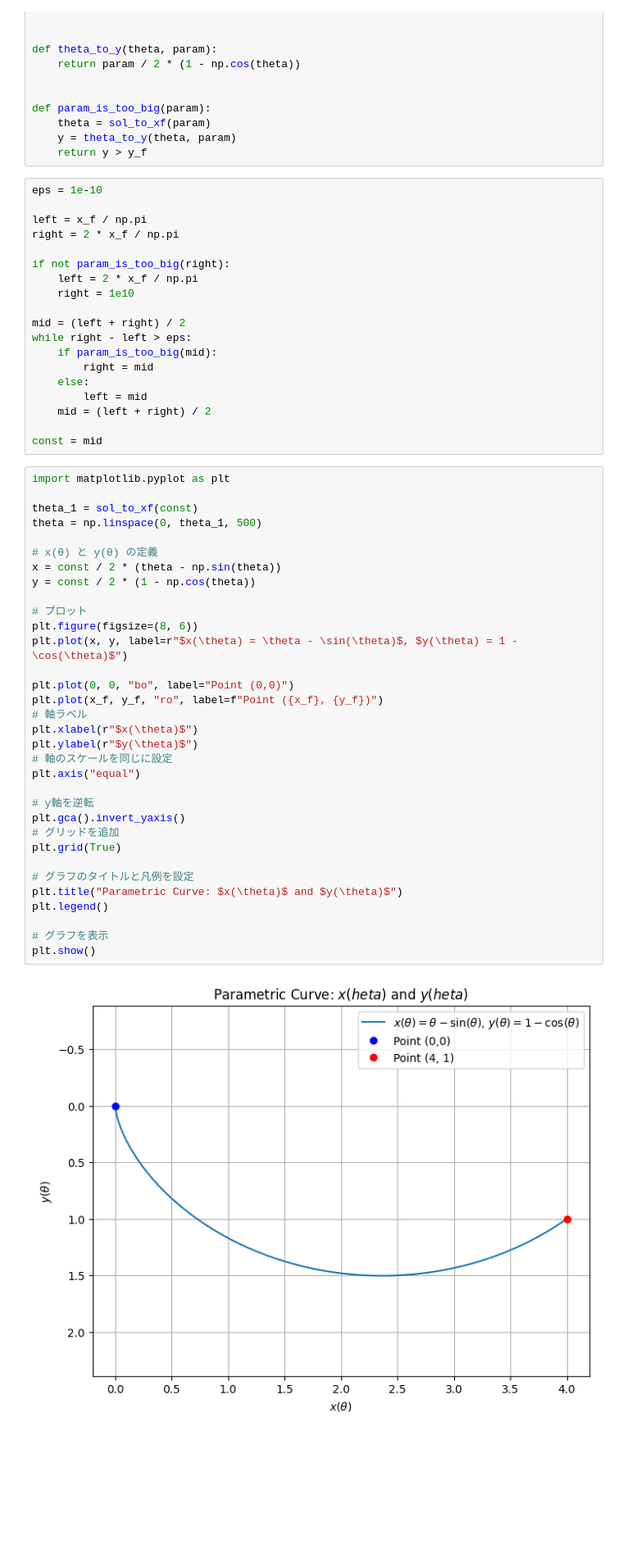
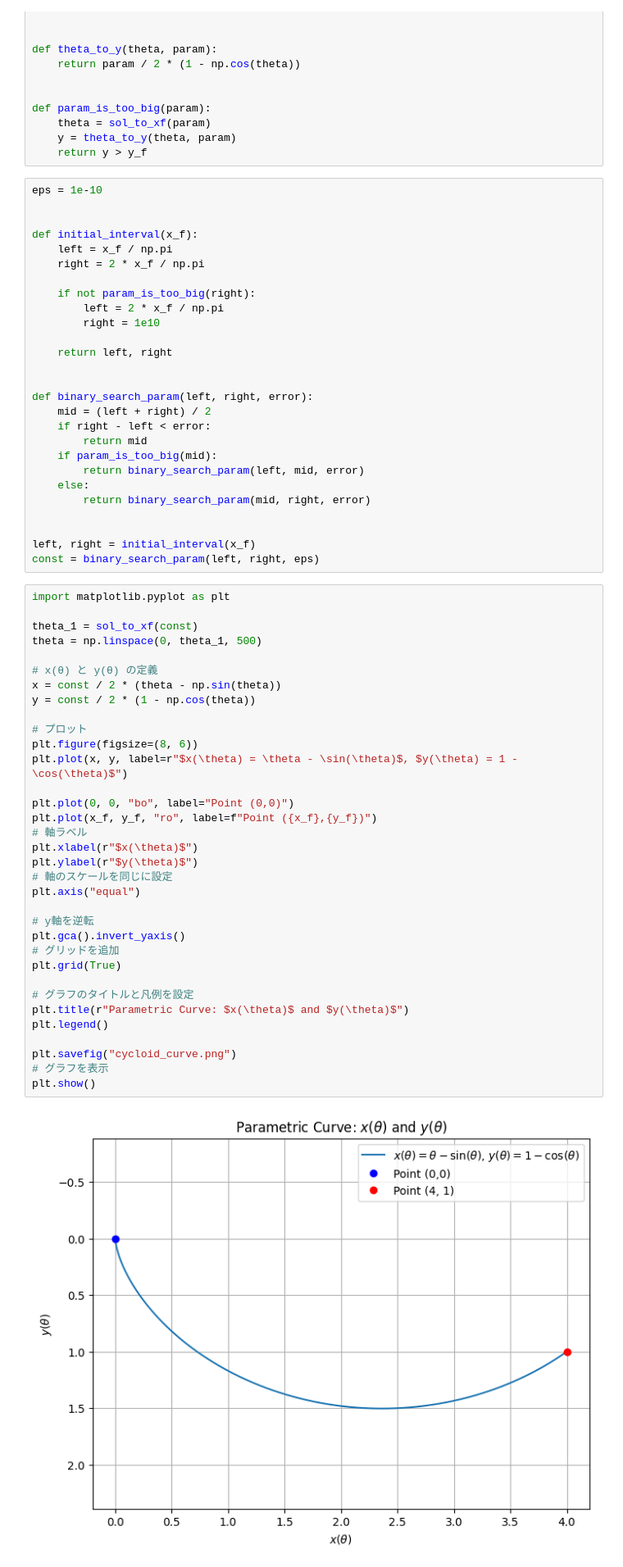
Before and after one commit to wakabame/study_note, a Jupyter notebook: notebook/nonlinear_control/rachistochrone_curve.ipynb, the cells around one changed output. Shown: that part at 82% size. Cells and saved outputs as stored; diff of their text form; blank space fills up the shorter version.

```diff
--- a/notebook/nonlinear_control/rachistochrone_curve.ipynb
+++ b/notebook/nonlinear_control/rachistochrone_curve.ipynb
@@ -113,57 +117,66 @@ def param_is_too_big(param):
 # %%
 eps = 1e-10
 
-left = x_f / np.pi
-right = 2 * x_f / np.pi
 
-if not param_is_too_big(right):
-    left = 2 * x_f / np.pi
-    right = 1e10
+def initial_interval(x_f):
+    left = x_f / np.pi
+    right = 2 * x_f / np.pi
 
-mid = (left + right) / 2
-while right - left > eps:
+    if not param_is_too_big(right):
+        left = 2 * x_f / np.pi
+        right = 1e10
+
+    return left, right
+
+
+def binary_search_param(left, right, error):
+    mid = (left + right) / 2
+    if right - left < error:
+        return mid
     if param_is_too_big(mid):
-        right = mid
+        return binary_search_param(left, mid, error)
     else:
-        left = mid
-    mid = (left + right) / 2
+        return binary_search_param(mid, right, error)
 
-const = mid
+
+left, right = initial_interval(x_f)
+const = binary_search_param(left, right, eps)
 # %%
 import matplotlib.pyplot as plt
 
 theta_1 = sol_to_xf(const)
 theta = np.linspace(0, theta_1, 500)
 
 # x(θ) と y(θ) の定義
 x = const / 2 * (theta - np.sin(theta))
 y = const / 2 * (1 - np.cos(theta))
 
 # プロット
 plt.figure(figsize=(8, 6))
 plt.plot(x, y, label=r"$x(\theta) = \theta - \sin(\theta)$, $y(\theta) = 1 - \cos(\theta)$")
 
 plt.plot(0, 0, "bo", label="Point (0,0)")
-plt.plot(x_f, y_f, "ro", label=f"Point ({x_f}, {y_f})")
+plt.plot(x_f, y_f, "ro", label=f"Point ({x_f},{y_f})")
 # 軸ラベル
 plt.xlabel(r"$x(\theta)$")
 plt.ylabel(r"$y(\theta)$")
 # 軸のスケールを同じに設定
 plt.axis("equal")
 
 # y軸を逆転
 plt.gca().invert_yaxis()
 # グリッドを追加
 plt.grid(True)
 
 # グラフのタイトルと凡例を設定
-plt.title("Parametric Curve: $x(\theta)$ and $y(\theta)$")
+plt.title(r"Parametric Curve: $x(\theta)$ and $y(\theta)$")
 plt.legend()
 
+plt.savefig("cycloid_curve.png")
 # グラフを表示
 plt.show()
 # %% [output]
-[figure, old version]
+[figure, new version]
 # %% [markdown]
 ### 定数を変える
 # %%
```
Also changed, not shown: parts of 5 cells of this notebook.
